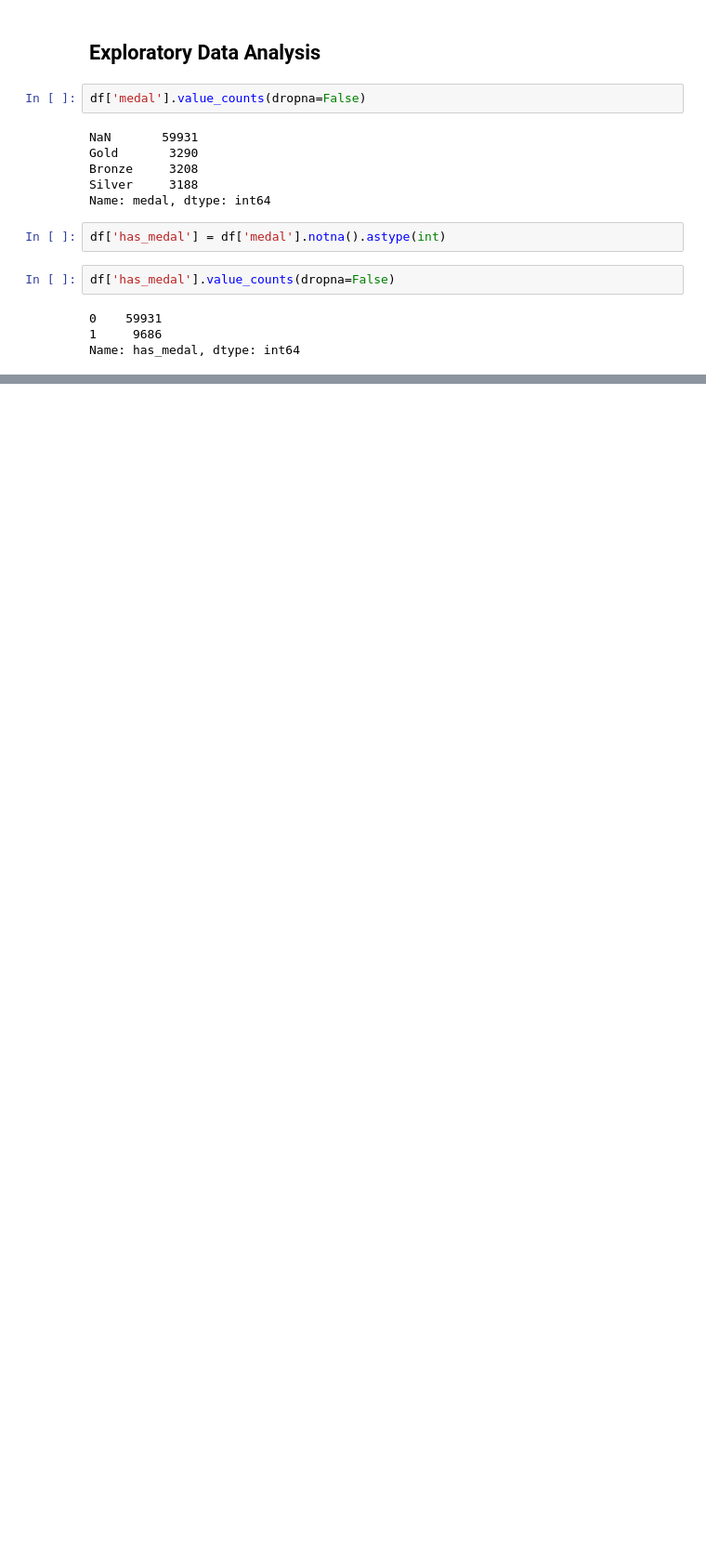
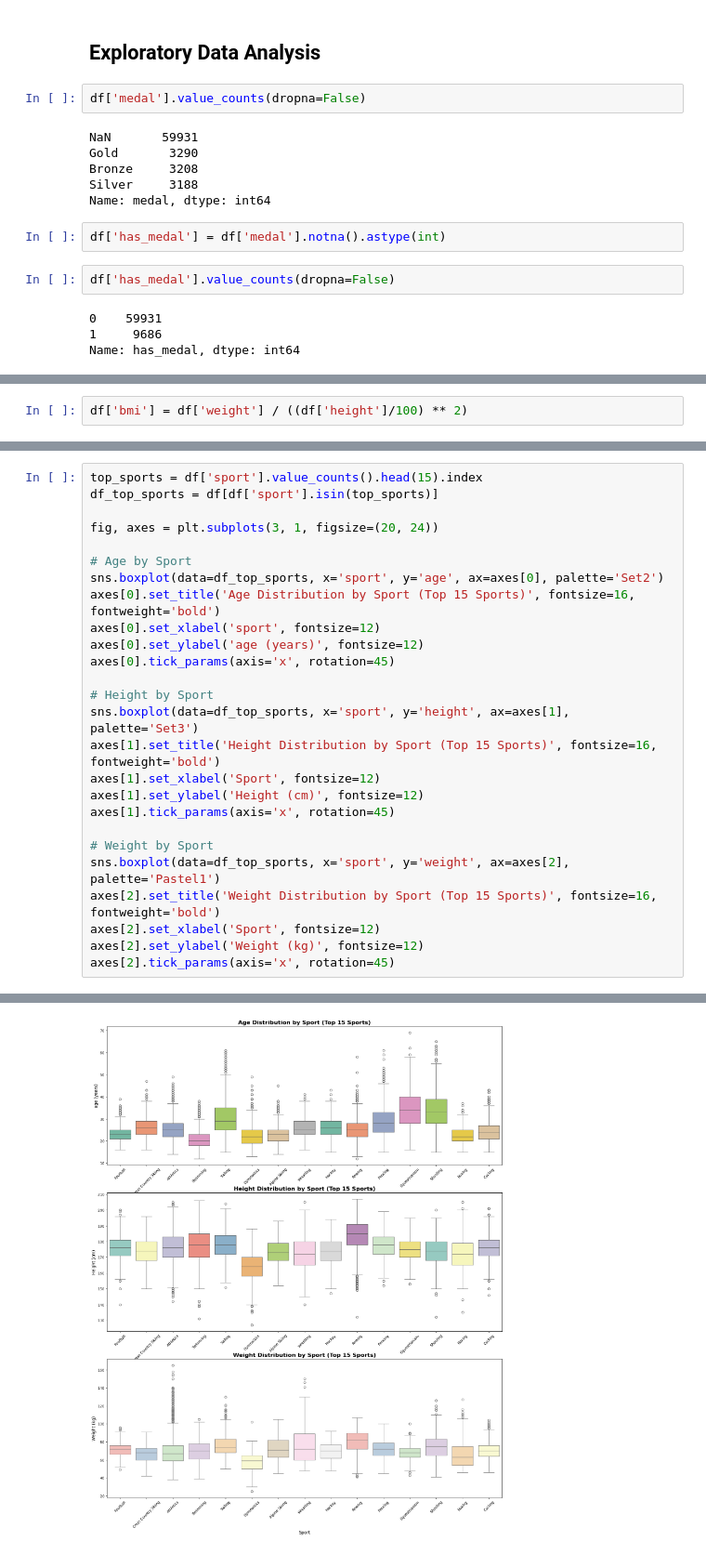
Before and after one commit to john-nio/eda-project, a Jupyter notebook: olympics/olympics.ipynb, the cells around one changed output, grey strips where cells are left out. Shown at 93% size. Saved outputs shown, nothing was run; the diff lists cells and outputs as text; blank space fills up the shorter version.

```diff
--- a/olympics/olympics.ipynb
+++ b/olympics/olympics.ipynb
@@ -93,0 +215,2 @@ Name: has_medal, dtype: int64
+# %%
+df['bmi'] = df['weight'] / ((df['height']/100) ** 2)
@@ -93,0 +233,27 @@ Name: has_medal, dtype: int64
+# %%
+top_sports = df['sport'].value_counts().head(15).index
+df_top_sports = df[df['sport'].isin(top_sports)]
+
+fig, axes = plt.subplots(3, 1, figsize=(20, 24))
+
+# Age by Sport
+sns.boxplot(data=df_top_sports, x='sport', y='age', ax=axes[0], palette='Set2')
+axes[0].set_title('Age Distribution by Sport (Top 15 Sports)', fontsize=16, fontweight='bold')
+axes[0].set_xlabel('sport', fontsize=12)
+axes[0].set_ylabel('age (years)', fontsize=12)
+axes[0].tick_params(axis='x', rotation=45)
+
+# Height by Sport
+sns.boxplot(data=df_top_sports, x='sport', y='height', ax=axes[1], palette='Set3')
+axes[1].set_title('Height Distribution by Sport (Top 15 Sports)', fontsize=16, fontweight='bold')
+axes[1].set_xlabel('Sport', fontsize=12)
+axes[1].set_ylabel('Height (cm)', fontsize=12)
+axes[1].tick_params(axis='x', rotation=45)
+
+# Weight by Sport
+sns.boxplot(data=df_top_sports, x='sport', y='weight', ax=axes[2], palette='Pastel1')
+axes[2].set_title('Weight Distribution by Sport (Top 15 Sports)', fontsize=16, fontweight='bold')
+axes[2].set_xlabel('Sport', fontsize=12)
+axes[2].set_ylabel('Weight (kg)', fontsize=12)
+axes[2].tick_params(axis='x', rotation=45)
+# %% [output]
@@ -93,0 +271 @@ Name: has_medal, dtype: int64
+[figure, added]
```
Also changed, not shown: parts of 20 cells of this notebook.
